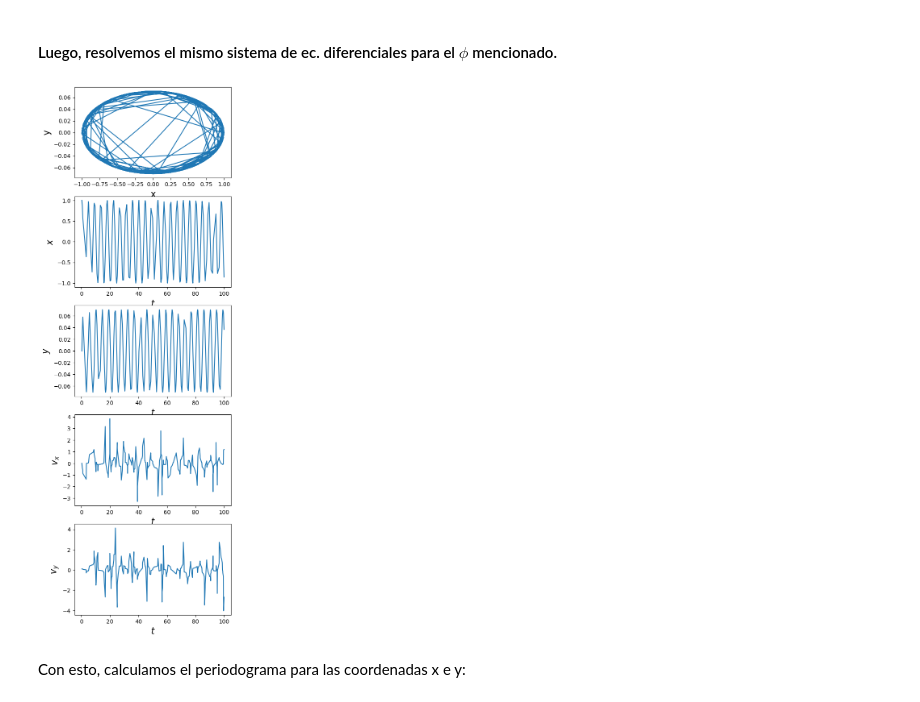
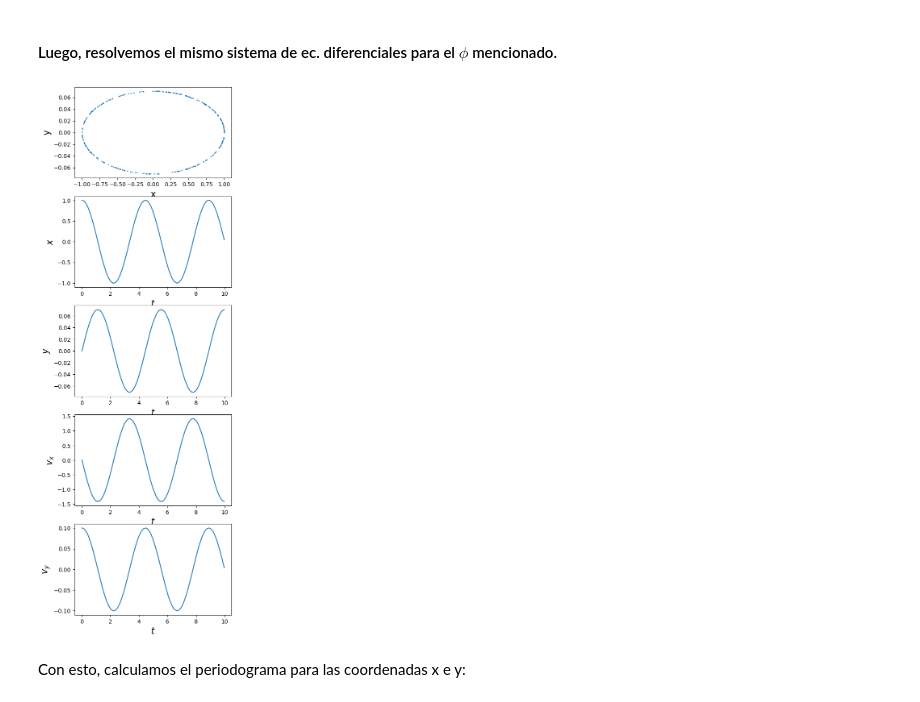
Before and after one commit to tobiheyday/Tesis, a Jupyter notebook: Tesis.ipynb, the cells around one changed output. Saved outputs shown, nothing was run; the diff lists cells and outputs as text; code cells hidden in the pictures.

```diff
--- a/Tesis.ipynb
+++ b/Tesis.ipynb
@@ -33,6 +32,8 @@ n_out = 100000
 # %% [markdown]
 Generamos aleatoriamente tiempos de muestreo.
 # %%
+seed_value = 1
+rng = np.random.default_rng(seed_value)
 t = rng.uniform(0, 10*np.pi, n_in)
 # %% [markdown]
 Ploteamos dos ondas sinusoidales con freciencias diferentes ($\frac{w1}{w2}\neq Q$) para los tiempos seleccionados.
@@ -154,7 +155,10 @@ Planteamos las condiciones iniciales.
 Resolvemos las ecuaciones diferenciales acopladas de forma numérica:
 # %%
 # Elegimos los tiempos de observación t
-t = rng.uniform(0, 100, n_in)
+seed_value = 10
+rng = np.random.default_rng(seed_value)
+
+t = rng.uniform(0, 15, n_in)
 # %%
 t.sort()
 # %%
@@ -351,7 +367,10 @@ Vemos entonces que para alcanzar una probabilidad de falsa alarma del 10% es nec
 #### Luego, resolvemos el mismo sistema de ec. diferenciales para el $\phi$ mencionado.
 # %%
 # Elegimos los tiempos de observación t
-t = rng.uniform(0, 100, n_in)
+seed_value = 20
+rng = np.random.default_rng(seed_value)
+
+t = rng.uniform(0, 10, n_in)
 # %%
 t.sort()
 # %%
@@ -372,31 +391,31 @@ xyv_xv_y2 = integrate.odeint(f, xyv_xv_y0, t)
 # %%
 x_2 = xyv_xv_y2[:,0]
 y_2 = xyv_xv_y2[:,1]
-v_x_2 = xyv_xv_y[:,2]
-v_y_2 = xyv_xv_y[:,3]
+v_x_2 = xyv_xv_y2[:,2]
+v_y_2 = xyv_xv_y2[:,3]
 # %%
 # Graficamos las soluciones
 
 fig, (ax1,ax2,ax3,ax4,ax5) = plt.subplots(5, 1, figsize=(5,17))
 
-ax1.plot(x_2,y_2)
+ax1.plot(x_2,y_2, 'o', ms=1)
 ax2.plot(t, x_2)
 ax3.plot(t, y_2)
 ax4.plot(t, v_x_2)
 ax5.plot(t, v_y_2)
 
 ax1.set_ylabel('y', fontsize=16)
 ax1.set_xlabel('x', fontsize=16)
 ax2.set_xlabel('$t$', fontsize=16)
 ax3.set_xlabel('$t$', fontsize=16)
 ax4.set_xlabel('$t$', fontsize=16)
 ax5.set_xlabel('$t$', fontsize=16)
 ax2.set_ylabel('$x$', fontsize=16)
 ax3.set_ylabel('$y$', fontsize=16)
 ax4.set_ylabel('$v_x$', fontsize=16)
 ax5.set_ylabel('$v_y$', fontsize=16);
 # %% [output]
-[figure, old version]
+[figure, new version]
 # %% [markdown]
 Con esto, calculamos el periodograma para las coordenadas x e y:
 # %% [markdown]
```
Also changed, not shown: parts of 61 cells of this notebook.
